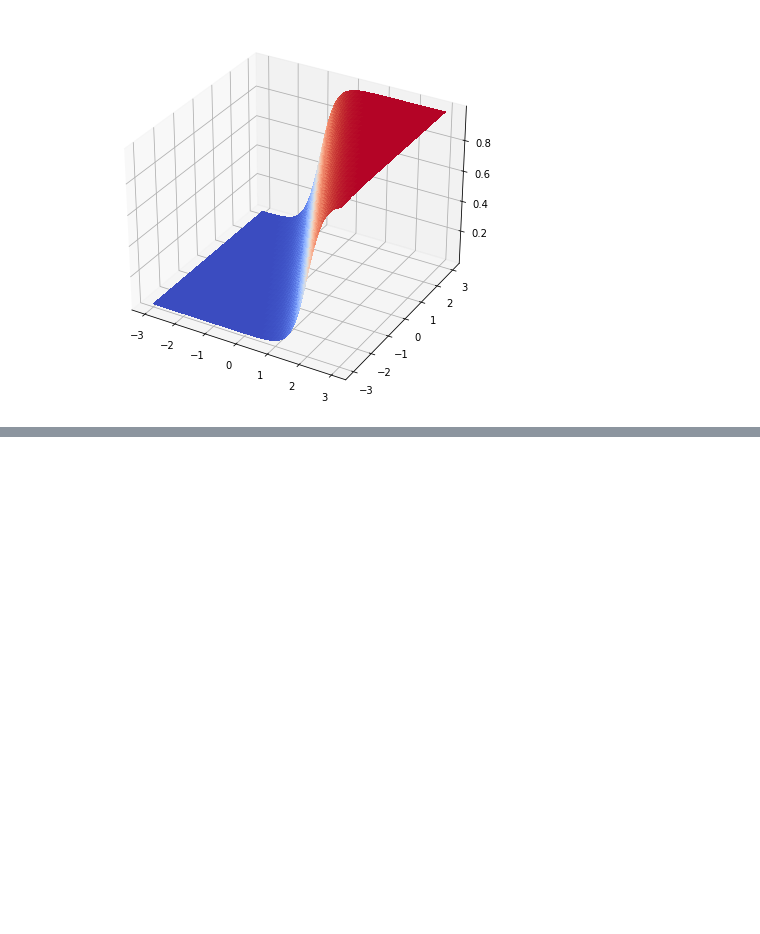
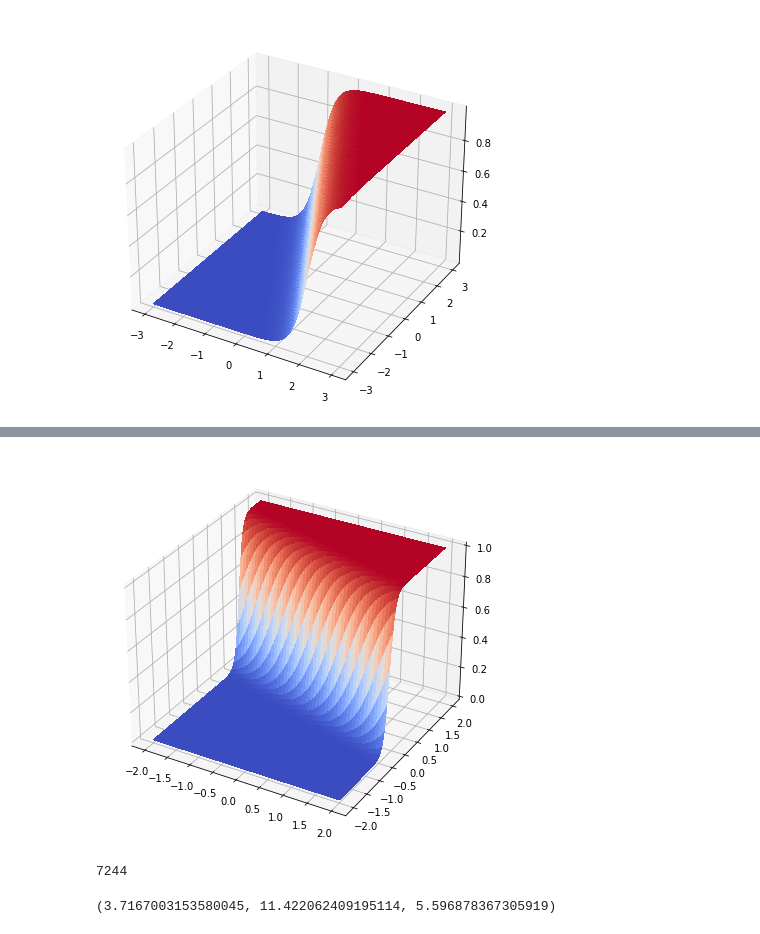
Before and after one commit to Sakurajima-sight/Mathematics-for-programmers-Python, a Jupyter notebook: Chapter 15/Untitled.ipynb, the cells around one changed output, grey strips where cells are left out. Drawn from its saved outputs; the diff is of its cells as text; code cells hidden in the pictures; blank space fills up the shorter version.

```diff
--- a/Chapter 15/Untitled.ipynb
+++ b/Chapter 15/Untitled.ipynb
@@ -321,0 +401,4 @@ plot_scalar_field(lambda x,y:sigmoid(4*x+2*y-2),-3,3,-3,3)
+# %%
+plot_scalar_field(make_logistic(3.7167003153580045, 11.422062409195114, 5.596878367305919), -2, 2, -2, 2)
+# %% [output]
+[figure, added]
@@ -321,0 +420,5 @@ plot_scalar_field(lambda x,y:sigmoid(4*x+2*y-2),-3,3,-3,3)
+# %%
+gradient_descent3(logistic_cost,1,1,1,max_steps=8000)
+# %% [output]
+7244
+(3.7167003153580045, 11.422062409195114, 5.596878367305919)
```
Also changed, not shown: parts of 20 cells of this notebook, 1 other file.
